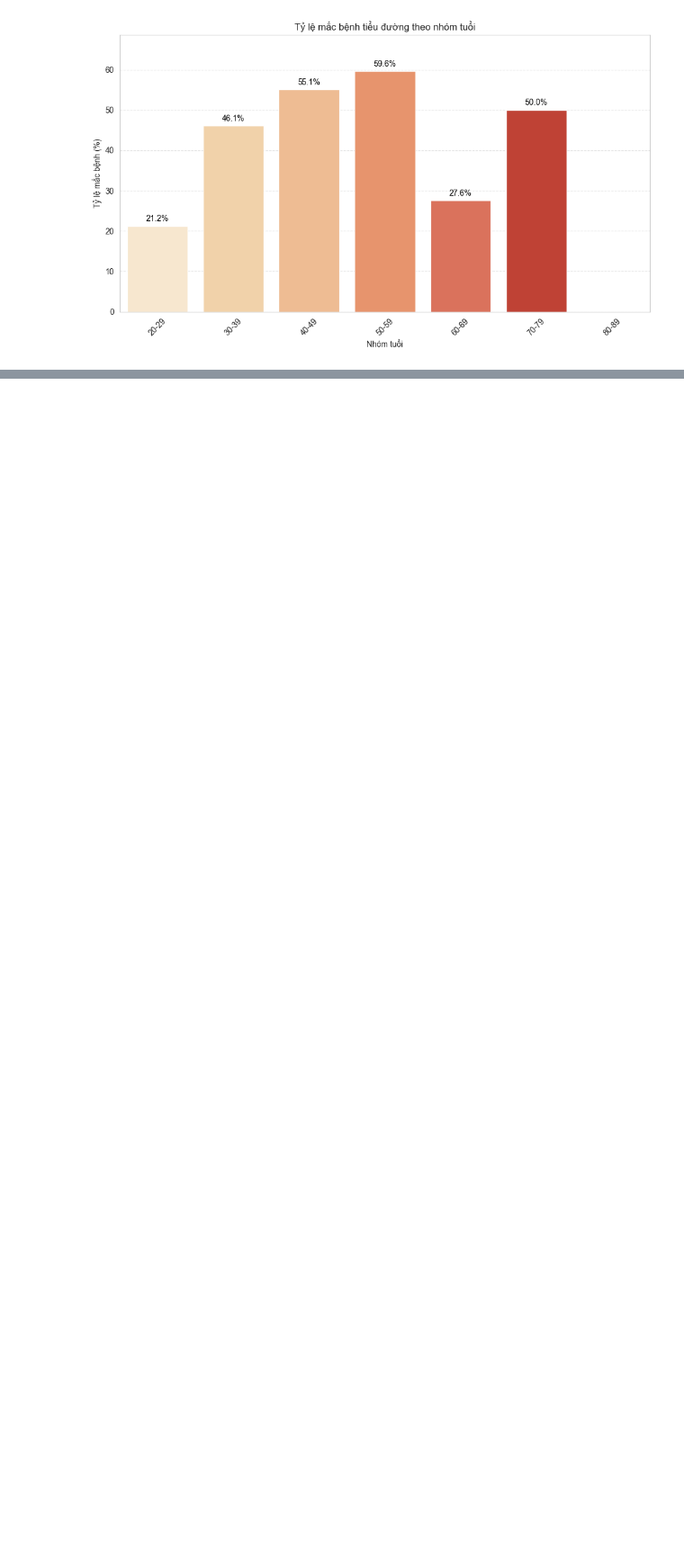
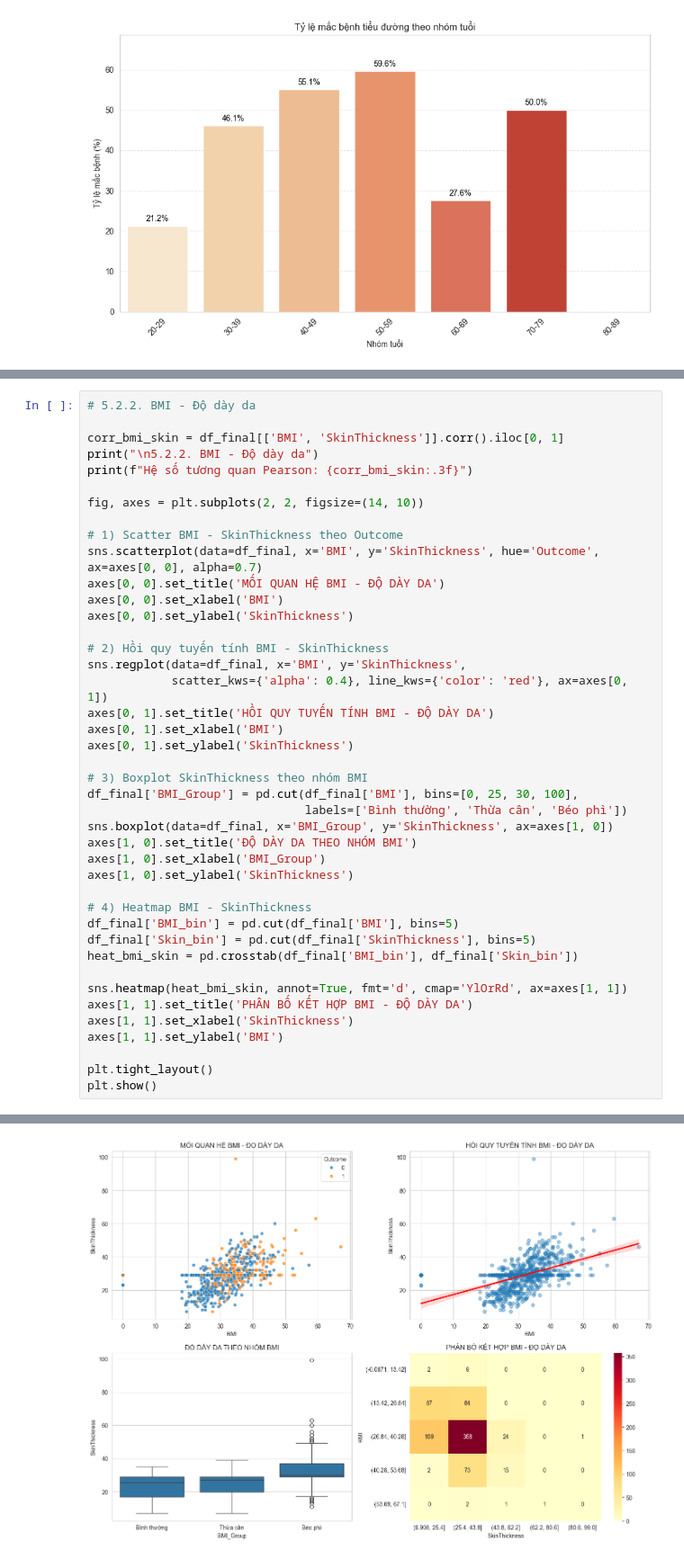
Before and after one commit to LeQuocBinh25/ThucHanh-TTNT, a Jupyter notebook: index.ipynb, the cells around one changed output, grey strips where cells are left out. Shown at 90% size. Drawn from its saved outputs; the diff is of its cells as text; blank space fills up the shorter version.

```diff
--- a/index.ipynb
+++ b/index.ipynb
@@ -545,0 +651,43 @@ plt.show()
+# %%
+# 5.2.2. BMI - Độ dày da
+
+corr_bmi_skin = df_final[['BMI', 'SkinThickness']].corr().iloc[0, 1]
+print("\n5.2.2. BMI - Độ dày da")
+print(f"Hệ số tương quan Pearson: {corr_bmi_skin:.3f}")
+
+fig, axes = plt.subplots(2, 2, figsize=(14, 10))
+
+# 1) Scatter BMI - SkinThickness theo Outcome
+sns.scatterplot(data=df_final, x='BMI', y='SkinThickness', hue='Outcome', ax=axes[0, 0], alpha=0.7)
+axes[0, 0].set_title('MỐI QUAN HỆ BMI - ĐỘ DÀY DA')
+axes[0, 0].set_xlabel('BMI')
+axes[0, 0].set_ylabel('SkinThickness')
+
+# 2) Hồi quy tuyến tính BMI - SkinThickness
+sns.regplot(data=df_final, x='BMI', y='SkinThickness',
+            scatter_kws={'alpha': 0.4}, line_kws={'color': 'red'}, ax=axes[0, 1])
+axes[0, 1].set_title('HỒI QUY TUYẾN TÍNH BMI - ĐỘ DÀY DA')
+axes[0, 1].set_xlabel('BMI')
+axes[0, 1].set_ylabel('SkinThickness')
+
+# 3) Boxplot SkinThickness theo nhóm BMI
+df_final['BMI_Group'] = pd.cut(df_final['BMI'], bins=[0, 25, 30, 100],
+                               labels=['Bình thường', 'Thừa cân', 'Béo phì'])
+sns.boxplot(data=df_final, x='BMI_Group', y='SkinThickness', ax=axes[1, 0])
+axes[1, 0].set_title('ĐỘ DÀY DA THEO NHÓM BMI')
+axes[1, 0].set_xlabel('BMI_Group')
+axes[1, 0].set_ylabel('SkinThickness')
+
+# 4) Heatmap BMI - SkinThickness
+df_final['BMI_bin'] = pd.cut(df_final['BMI'], bins=5)
+df_final['Skin_bin'] = pd.cut(df_final['SkinThickness'], bins=5)
+heat_bmi_skin = pd.crosstab(df_final['BMI_bin'], df_final['Skin_bin'])
+
+sns.heatmap(heat_bmi_skin, annot=True, fmt='d', cmap='YlOrRd', ax=axes[1, 1])
+axes[1, 1].set_title('PHÂN BỐ KẾT HỢP BMI - ĐỘ DÀY DA')
+axes[1, 1].set_xlabel('SkinThickness')
+axes[1, 1].set_ylabel('BMI')
+
+plt.tight_layout()
+plt.show()
+# %% [output]
@@ -545,0 +696 @@ plt.show()
+[figure, added]
```
Also changed, not shown: parts of 12 cells of this notebook.
